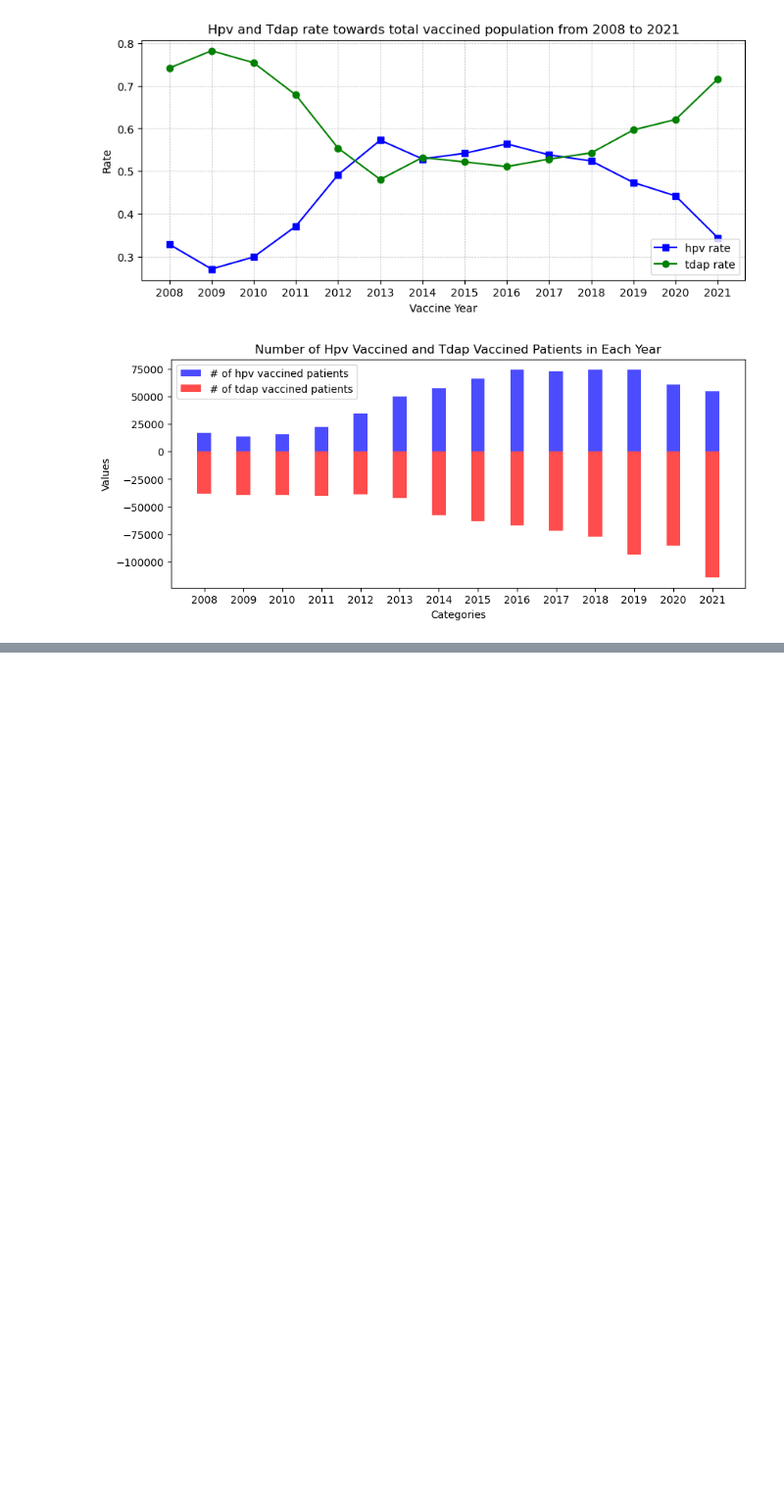
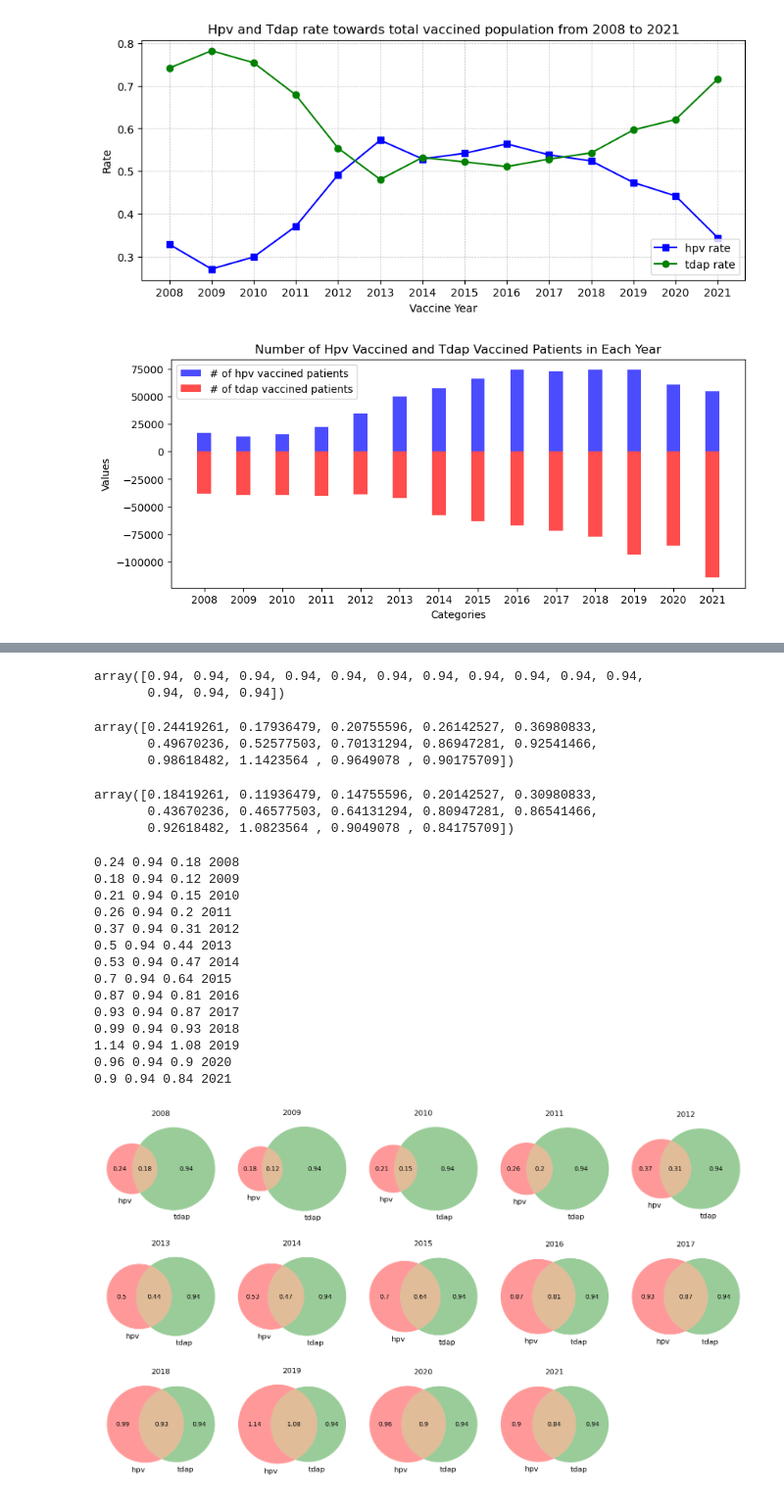
Before and after one commit to ZihanDing/EHR_project, a Jupyter notebook: HpvVaccine/NYSIIS_analysis.ipynb, the cells around one changed output, grey strips where cells are left out. Shown: that part at 98% size. Drawn from its saved outputs; the diff is of its cells as text; code cells hidden in the pictures; blank space fills up the shorter version.

Commit message:
updating portion figures

```diff
--- a/HpvVaccine/NYSIIS_analysis.ipynb
+++ b/HpvVaccine/NYSIIS_analysis.ipynb
@@ -1047,0 +952,5 @@ plt.show()
+# %%
+distinct_df_tdap = df_tdap.drop_duplicates(subset=['client_id','vax_year'], keep='first')
+distinct_df_tdap = distinct_df_tdap[(distinct_df_tdap['PatientAge']>=11) & (distinct_df_tdap['PatientAge']<=13)]
+grouped_tdap = distinct_df_tdap.groupby('vax_year').size().reset_index(name='count')
+grouped_tdap
@@ -1047,0 +973,3 @@ plt.show()
+# %%
+estimate = np.array(grouped_tdap['count'])/0.94
+estimate
@@ -1047,0 +1005,70 @@ plt.show()
+# %%
+rate_hpv = np.array(grouped_hpv['count'])/estimate
+# rate_tdap = np.array(grouped_tdap['count'])/np.array(grouped_total['count'])
+# %%
+rate_tdap = np.array([0.94]*len(estimate))
+rate_tdap
+# %% [output]
+array([0.94, 0.94, 0.94, 0.94, 0.94, 0.94, 0.94, 0.94, 0.94, 0.94, 0.94,
+       0.94, 0.94, 0.94])
+# %%
+rate_hpv
+# %% [output]
+array([0.24419261, 0.17936479, 0.20755596, 0.26142527, 0.36980833,
+       0.49670236, 0.52577503, 0.70131294, 0.86947281, 0.92541466,
+       0.98618482, 1.1423564 , 0.9649078 , 0.90175709])
+# %%
+rate_hpv+rate_tdap -1
+# %% [output]
+array([0.18419261, 0.11936479, 0.14755596, 0.20142527, 0.30980833,
+       0.43670236, 0.46577503, 0.64131294, 0.80947281, 0.86541466,
+       0.92618482, 1.0823564 , 0.9049078 , 0.84175709])
+# %%
+import matplotlib.pyplot as plt
+from matplotlib_venn import venn2
+# from matplotlib_venn import venn
+import numpy as np
+
+fig, axes = plt.subplots(3, 5, figsize=(15, 9))
+axes = axes.flatten()
+
+# percentages = np.linspace(0, 1, 14)  # 生成14个不同的百分比值
+
+for i in range(len(rate_hpv)):
+    ax = axes[i]
+    set1_percentage = round(rate_hpv[i],2)
+    set2_percentage = round(rate_tdap[i],2)
+    intersection_percentage = round(set1_percentage+set2_percentage-1.0,2)
+    print(set1_percentage,set2_percentage,intersection_percentage,years[i])
+
+    venn = venn2(subsets=(set1_percentage, set2_percentage, intersection_percentage),
+          set_labels=('hpv', 'tdap'), ax=ax)
+
+    ax.set_title(years[i])
+
+#     for text in venn.subset_labels:
+#         text.set_text()
+for j in range(len(percentages), len(axes)):
+    axes[j].axis('off')
+
+
+plt.tight_layout()
+
+
+plt.show()
+# %% [output]
+0.24 0.94 0.18 2008
+0.18 0.94 0.12 2009
+0.21 0.94 0.15 2010
+0.26 0.94 0.2 2011
+0.37 0.94 0.31 2012
+0.5 0.94 0.44 2013
+0.53 0.94 0.47 2014
+0.7 0.94 0.64 2015
+0.87 0.94 0.81 2016
+0.93 0.94 0.87 2017
+0.99 0.94 0.93 2018
+1.14 0.94 1.08 2019
+0.96 0.94 0.9 2020
+0.9 0.94 0.84 2021
+[figure, added]
```
Also changed, not shown: parts of 93 cells of this notebook.
